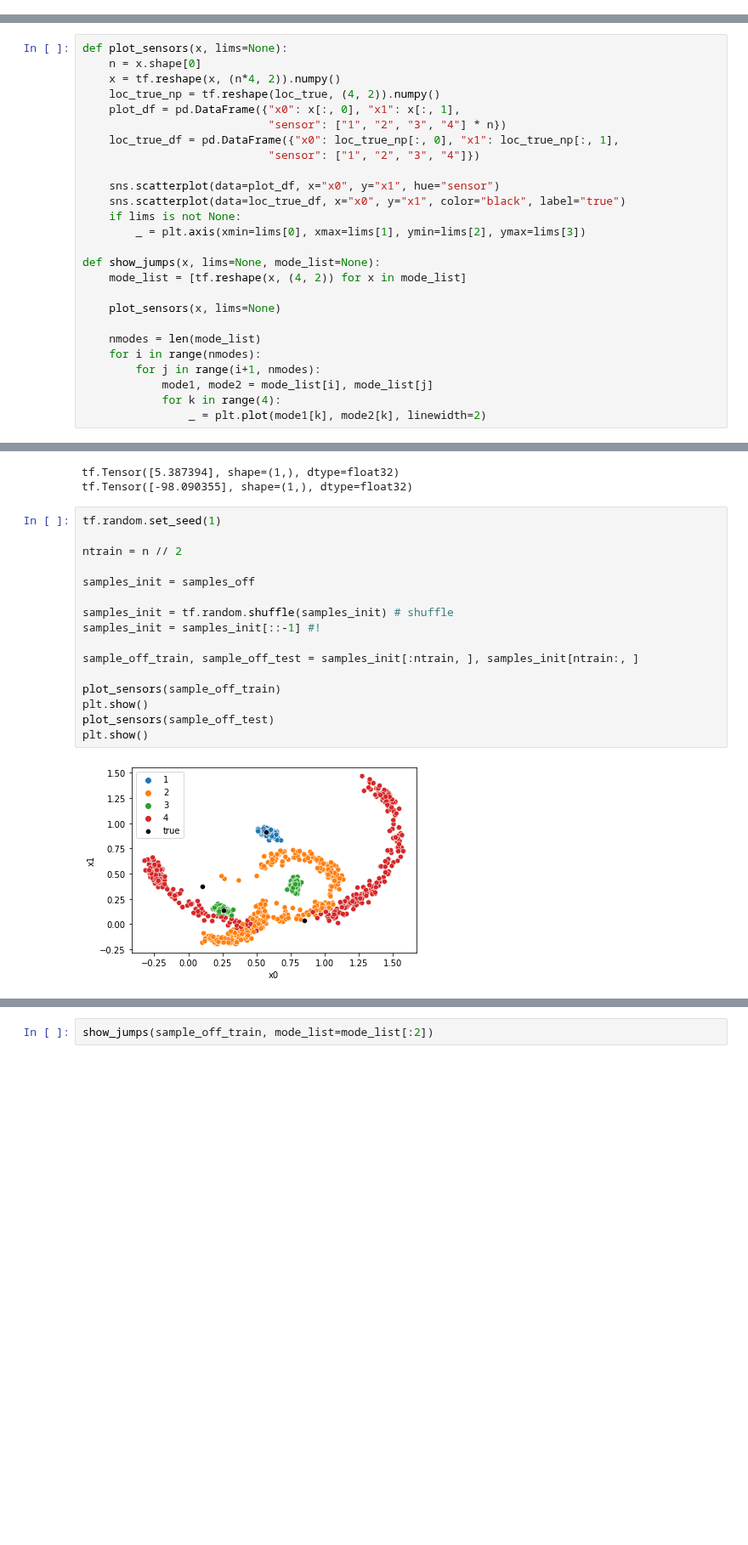
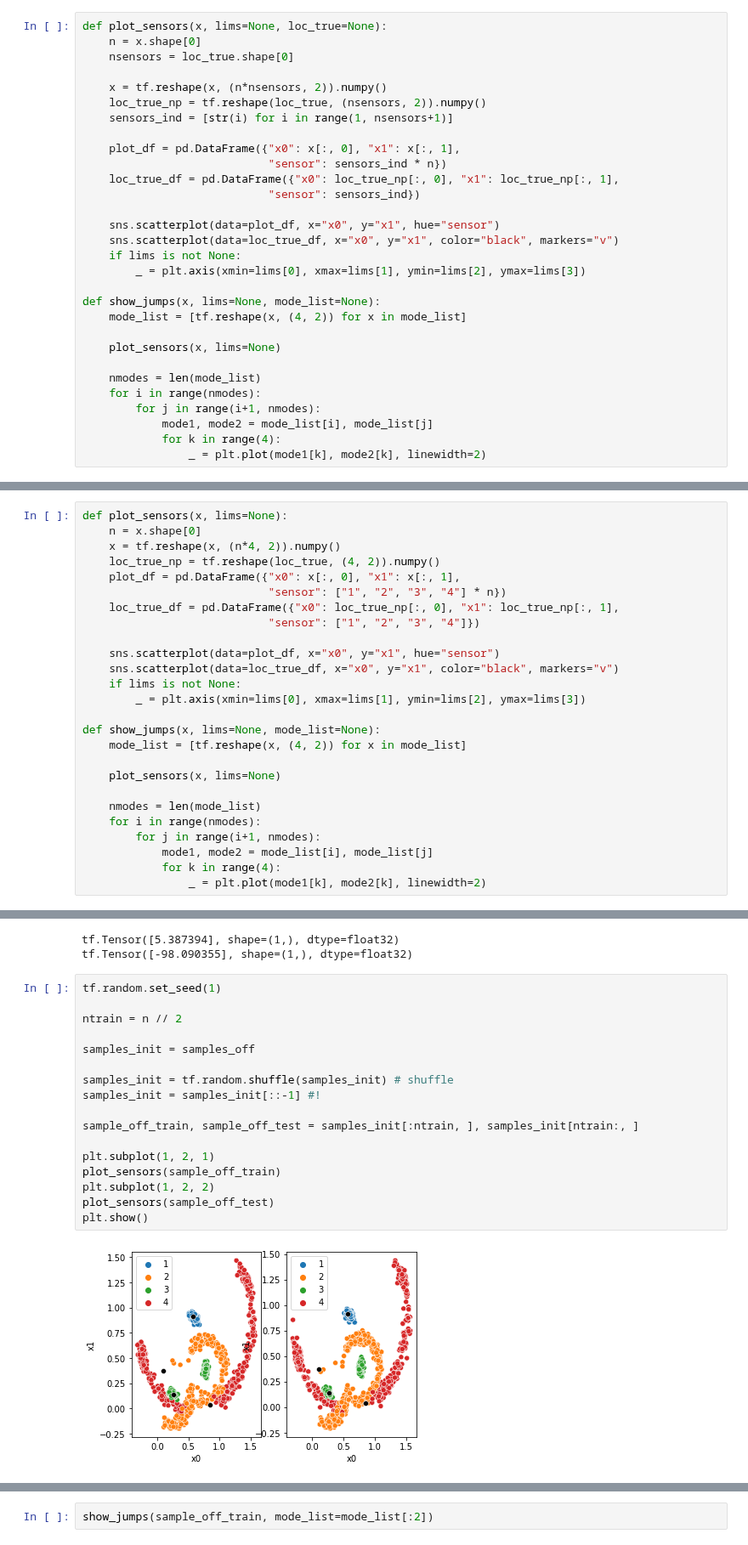
Before and after one commit to XingLLiu/u-stat-high-dim, a Jupyter notebook: sensor_network.ipynb, the cells around one changed output, grey strips where cells are left out. Shown at 85% size. Saved outputs shown, nothing was run; the diff lists cells and outputs as text; blank space fills up the shorter version.

```diff
--- a/sensor_network.ipynb
+++ b/sensor_network.ipynb
@@ -213,0 +138,30 @@ array([[ 21.54007  ,  42.970703 ,  15.255394 , ..., -11.194353 ,
+# %%
+def plot_sensors(x, lims=None, loc_true=None):
+    n = x.shape[0]
+    nsensors = loc_true.shape[0]
+
+    x = tf.reshape(x, (n*nsensors, 2)).numpy()
+    loc_true_np = tf.reshape(loc_true, (nsensors, 2)).numpy()
+    sensors_ind = [str(i) for i in range(1, nsensors+1)]
+
+    plot_df = pd.DataFrame({"x0": x[:, 0], "x1": x[:, 1],
+                            "sensor": sensors_ind * n})
+    loc_true_df = pd.DataFrame({"x0": loc_true_np[:, 0], "x1": loc_true_np[:, 1],
+                            "sensor": sensors_ind})
+
+    sns.scatterplot(data=plot_df, x="x0", y="x1", hue="sensor")
+    sns.scatterplot(data=loc_true_df, x="x0", y="x1", color="black", markers="v")
+    if lims is not None:
+        _ = plt.axis(xmin=lims[0], xmax=lims[1], ymin=lims[2], ymax=lims[3])
+
+def show_jumps(x, lims=None, mode_list=None):
+    mode_list = [tf.reshape(x, (4, 2)) for x in mode_list]
+
+    plot_sensors(x, lims=None)
+
+    nmodes = len(mode_list)
+    for i in range(nmodes):
+        for j in range(i+1, nmodes):
+            mode1, mode2 = mode_list[i], mode_list[j]
+            for k in range(4):
+                _ = plt.plot(mode1[k], mode2[k], linewidth=2)
@@ -294,7 +252,7 @@ def plot_sensors(x, lims=None):
                             "sensor": ["1", "2", "3", "4"]})
 
     sns.scatterplot(data=plot_df, x="x0", y="x1", hue="sensor")
-    sns.scatterplot(data=loc_true_df, x="x0", y="x1", color="black", label="true")
+    sns.scatterplot(data=loc_true_df, x="x0", y="x1", color="black", markers="v")
     if lims is not None:
         _ = plt.axis(xmin=lims[0], xmax=lims[1], ymin=lims[2], ymax=lims[3])
 
@@ -324,18 +282,19 @@ tf.Tensor([-98.090355], shape=(1,), dtype=float32)
 # %%
 tf.random.set_seed(1)
 
 ntrain = n // 2
 
 samples_init = samples_off
 
 samples_init = tf.random.shuffle(samples_init) # shuffle
 samples_init = samples_init[::-1] #!
 
 sample_off_train, sample_off_test = samples_init[:ntrain, ], samples_init[ntrain:, ]
 
+plt.subplot(1, 2, 1)
 plot_sensors(sample_off_train)
-plt.show()
+plt.subplot(1, 2, 2)
 plot_sensors(sample_off_test)
 plt.show()
 # %% [output]
-[figure, old version]
+[figure, new version]
```
Also changed, not shown: parts of 34 cells of this notebook, 2 other files.
